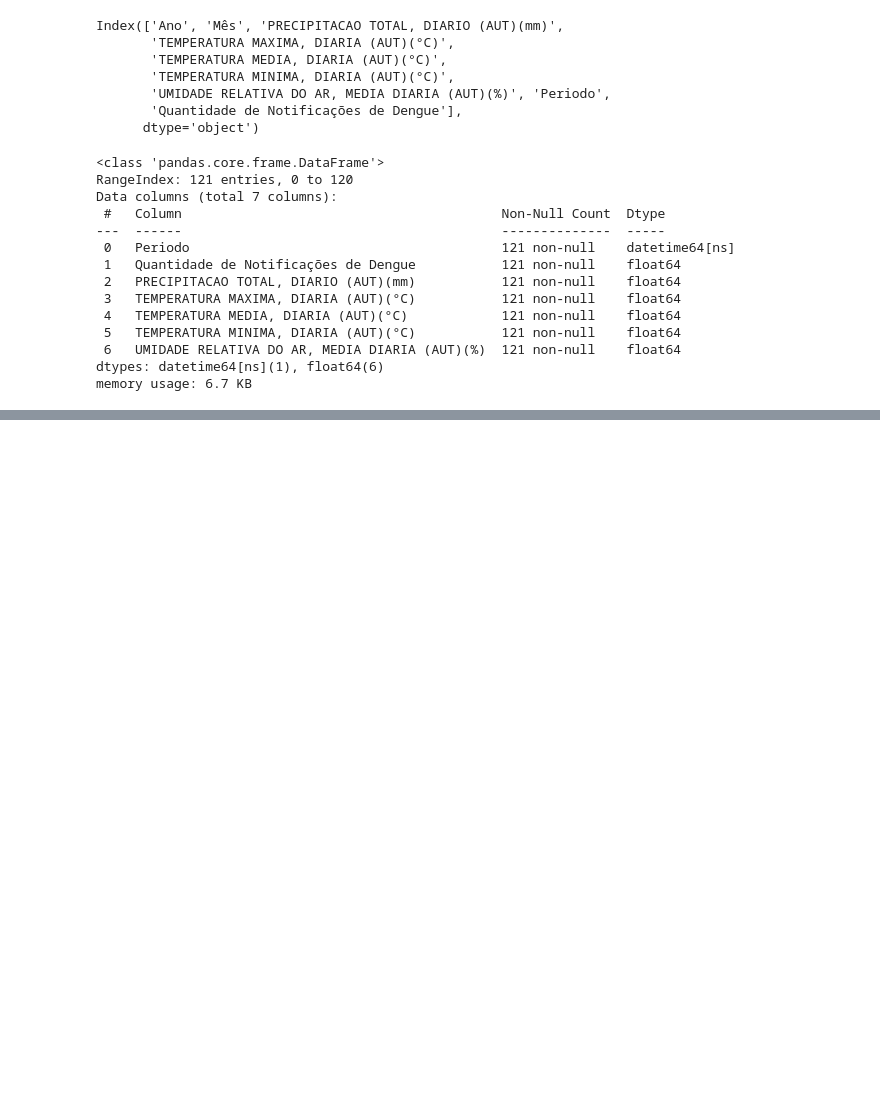
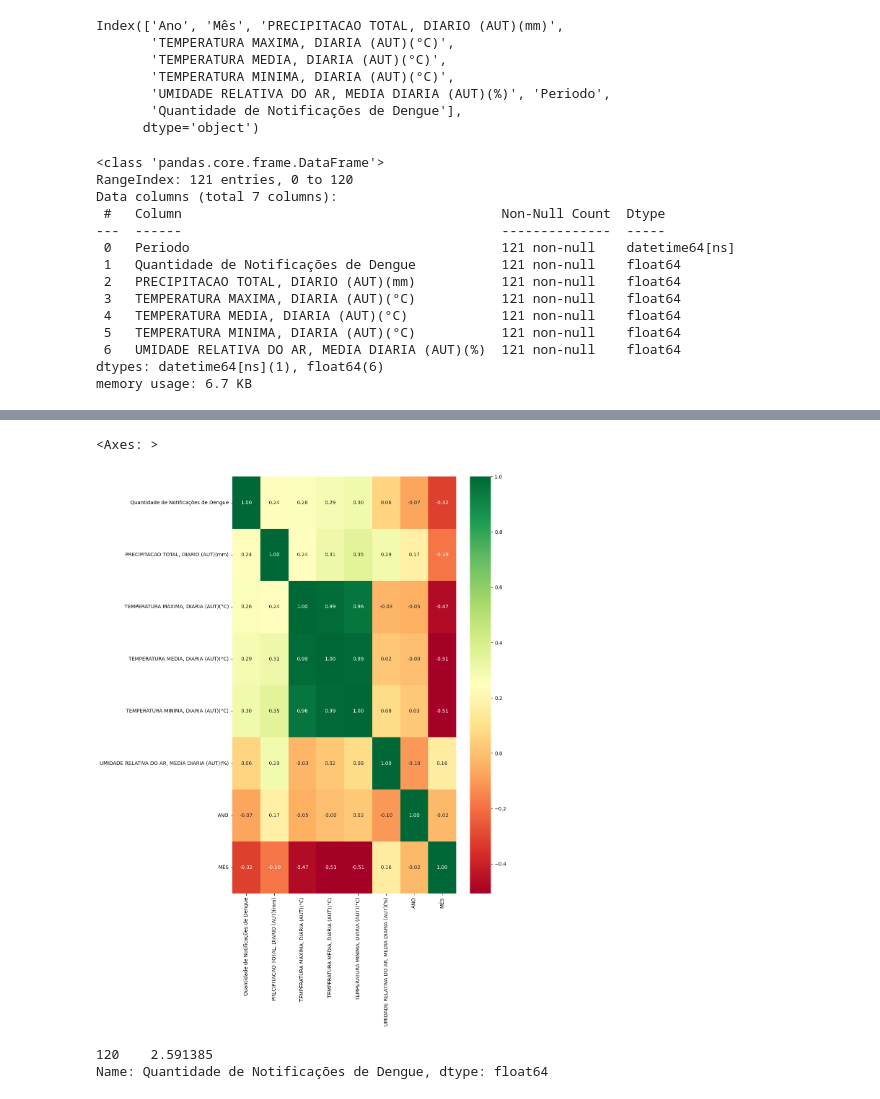
Before and after one commit to jeantorre/projeto_aplicado_MBA, a Jupyter notebook: previsao_dengue_rj.ipynb, the cells around one changed output, grey strips where cells are left out. Cells and saved outputs as stored; diff of their text form; code cells hidden in the pictures; blank space fills up the shorter version.

```diff
--- a/previsao_dengue_rj.ipynb
+++ b/previsao_dengue_rj.ipynb
@@ -459,0 +469,13 @@ df_completo.head(5)
+# %%
+matriz_correlacao = df_completo.select_dtypes(include = ['float', 'int']).corr()
+fig, ax = plt.subplots(figsize = (10, 15))
+
+sns.heatmap(matriz_correlacao, annot = True, cmap = "RdYlGn", fmt = '.2f')
+# %% [output]
+<Axes: >
+[figure, added]
+# %%
+df_completo['Quantidade de Notificações de Dengue'].pct_change().tail(1)
+# %% [output]
+120    2.591385
+Name: Quantidade de Notificações de Dengue, dtype: float64
```
Also changed, not shown: parts of 7 cells of this notebook.
